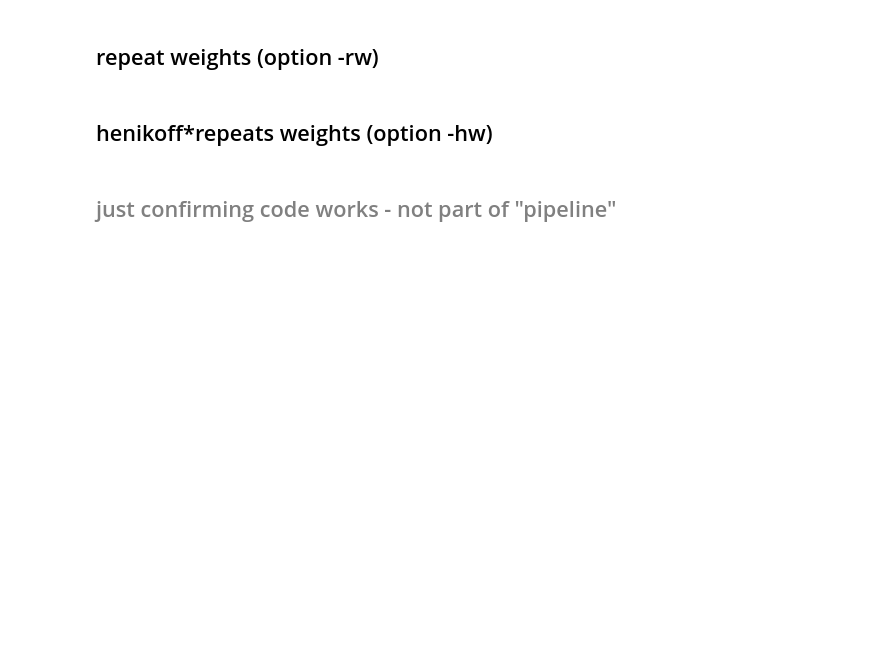
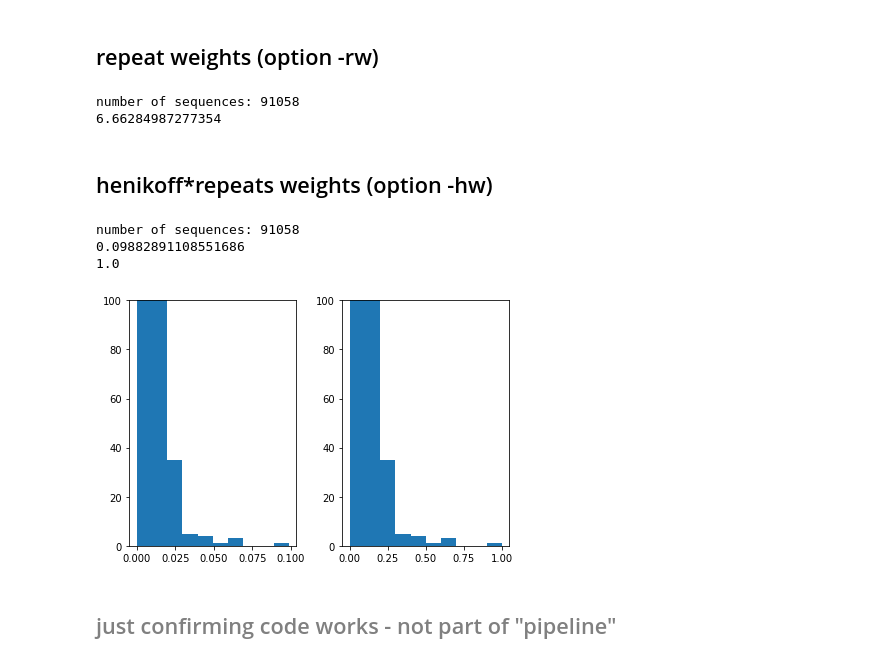
Before and after one commit to ayshaw/repeatsProject, a Jupyter notebook: pyCode/pyRepeatsPipline.ipynb, the cells around one changed output. Drawn from its saved outputs; the diff is of its cells as text; code cells hidden in the pictures; blank space fills up the shorter version.

```diff
--- a/pyCode/pyRepeatsPipline.ipynb
+++ b/pyCode/pyRepeatsPipline.ipynb
@@ -32,3 +33,7 @@ import numpy as np
+# %%
+def scale_01(a):
+    print(np.ptp(a))
+    return (a - np.min(a))/np.ptp(a)
 # %%
 directory = os.getcwd().split('pyCode')[0]
 print(directory)
@@ -53,6 +58,7 @@ df_repweights['names']=df_repweights['names'].str.replace('"','')
 df_repweights['sequence_id'] = df_repweights['names'].str.split(r"/[\d']",n=1,expand=True)[0]
 tmp = 'whatever'
 tmp2 = np.zeros_like(df_repweights.weights.values,dtype=int)
+print('number of sequences: {}'.format(len(tmp2)))
 num = 0
 for (index,row) in df_repweights.iterrows():
         if row.sequence_id != tmp:
@@ -68,6 +74,7 @@ name_dict=dict(zip(df_repweights.names.values,df_repweights.new_names.values))
 df_repweights[['new_names','weights']].to_csv(directory+pfam+'/pyOutput/'+pfam+'_newname_weights.txt',header=None,index=False)
 
 ## OUTPUT: PF00023_weights_plm_input.txt
+df_repweights['weights'] = scale_01(df_repweights.weights.values)
 df_repweights[['weights']].to_csv(directory+pfam+'/pyOutput/'+pfam+'_weights_plm_input.txt',header=None,index=False)
 
 ## INPUT: PF0023_2reps_py_input.txt
@@ -81,28 +88,45 @@ for (index,lines) in enumerate(all_lines):
 ## OUTPUT: PF00023_2reps_plm_input.txt
 with open(directory+pfam+'/pyOutput/'+pfam+'_2reps_plm_input.txt','w') as file:
     file.writelines(all_lines)
+# %% [output]
+number of sequences: 91058
+6.66284987277354
 # %% [markdown]
 ## henikoff*repeats weights (option -hw)
 # %%
 # INPUT: PF0023_weights_py_input.txt
-df_repweights = pd.read_csv(directory+pfam+'/rOutput/'+pfam+'_heniweights_py_input.txt',header=None,delimiter='\s',names=['names','weights'])
-df_repweights['names']=df_repweights['names'].str.replace('"','')
-df_repweights['sequence_id'] = df_repweights['names'].str.split(r"/[\d']",n=1,expand=True)[0]
+df_henirepweights = pd.read_csv(directory+pfam+'/rOutput/'+pfam+'_heniweights_py_input.txt',header=None,delimiter='\s',names=['names','weights'])
+df_henirepweights['names']=df_henirepweights['names'].str.replace('"','')
+df_henirepweights['sequence_id'] = df_henirepweights['names'].str.split(r"/[\d']",n=1,expand=True)[0]
 tmp = 'whatever'
-tmp2 = np.zeros_like(df_repweights.weights.values,dtype=int)
+tmp2 = np.zeros_like(df_henirepweights.weights.values,dtype=int)
+print('number of sequences: {}'.format(len(tmp2)))
 num = 0
-for (index,row) in df_repweights.iterrows():
+plt.subplot(1,2,1)
+plt.hist(df_henirepweights.weights.values)
+plt.ylim([0,100])
+df_henirepweights['weights'] = scale_01(df_henirepweights.weights.values)
+plt.subplot(1,2,2)
+plt.hist(df_henirepweights.weights.values)
+plt.ylim([0,100])
+plt.tight_layout()
+for (index,row) in df_henirepweights.iterrows():
         if row.sequence_id != tmp:
             num = 0
             tmp = row.sequence_id
         num += 1
         tmp2[index] = num
-df_repweights['repeat_num'] = tmp2
-df_repweights['new_names'] = df_repweights['sequence_id'].map(str) +'_'+ df_repweights['repeat_num'].map(str)+'/1-64'
-name_dict=dict(zip(df_repweights.names.values,df_repweights.new_names.values))
+df_henirepweights['repeat_num'] = tmp2
+df_henirepweights['new_names'] = df_henirepweights['sequence_id'].map(str) +'_'+ df_henirepweights['repeat_num'].map(str)+'/1-64'
+name_dict=dict(zip(df_henirepweights.names.values,df_henirepweights.new_names.values))
 
 ## OUTPUT: PF00023_heniweights_plm_input.txt
-df_repweights[['weights']].to_csv(directory+pfam+'/pyOutput/'+pfam+'_heniweights_plm_input.txt',header=None,index=False)
+df_henirepweights[['weights']].to_csv(directory+pfam+'/pyOutput/'+pfam+'_heniweights_plm_input.txt',header=None,index=False)
+# %% [output]
+number of sequences: 91058
+0.09882891108551686
+1.0
+[figure, added]
 # %% [markdown]
 ## <span style = "color:gray" >just confirming code works - not part of "pipeline" </span>
 # %%
```
Also changed, not shown: parts of 3 cells of this notebook, 11 other files.
